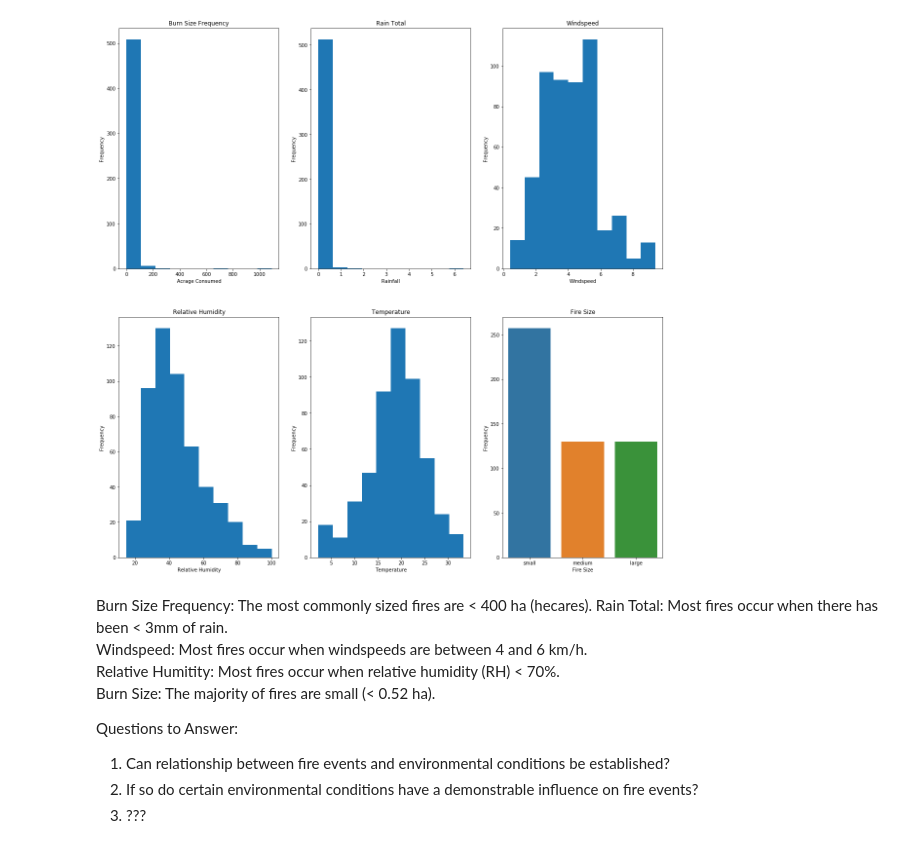
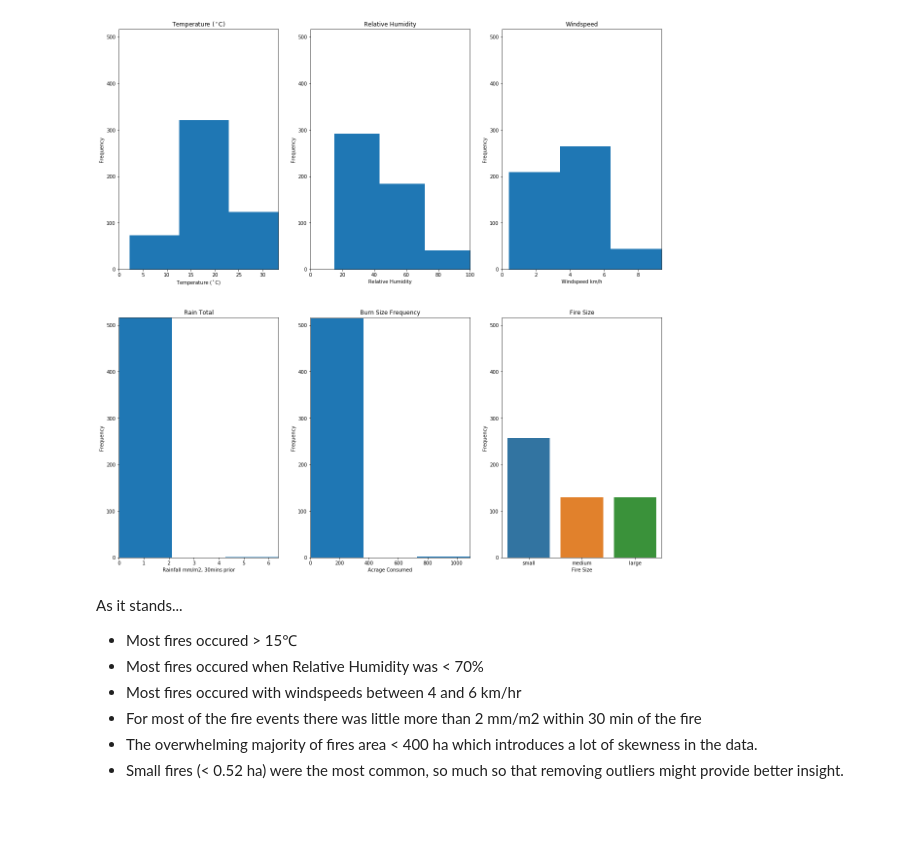
Before and after one commit to johnebehr/thinkful, a Jupyter notebook: capstone1.ipynb, the cells around one changed output. Saved outputs shown, nothing was run; the diff lists cells and outputs as text; code cells hidden in the pictures; blank space fills up the shorter version.

```diff
--- a/capstone1.ipynb
+++ b/capstone1.ipynb
@@ -59,55 +55,76 @@ memory usage: 56.6+ KB
 # %%
 plt.figure(figsize=(20,20))
 
 plt.subplot(2,3,1)
-plt.hist(forest_fires['area'],bins=10)
-# plt.ylim((0, forest_fires['area'].max()))
-plt.xlabel('Acrage Consumed')
+plt.hist(forest_fires['temp'],bins=3)
+plt.xlabel('Temperature ($ ^\circ $C)')
+plt.xlim(0,33.30)
 plt.ylabel('Frequency')
-plt.title('Burn Size Frequency')
+plt.ylim(0,517)
+plt.title('Temperature ($ ^\circ $C)')
 
 plt.subplot(2,3,2)
-plt.hist(forest_fires['rain'],bins=10)
-plt.xlabel('Rainfall')
+plt.hist(forest_fires['RH'],bins=3)
+plt.xlabel('Relative Humidity')
+plt.xlim(0,100)
 plt.ylabel('Frequency')
-plt.title('Rain Total')
+plt.ylim(0,517)
+plt.title('Relative Humidity')
 
 plt.subplot(2,3,3)
-plt.hist(forest_fires['wind'],bins=10)
-plt.xlabel('Windspeed')
+plt.hist(forest_fires['wind'],bins=3)
+plt.xlabel('Windspeed km/h')
+plt.xlim(0,9.40)
 plt.ylabel('Frequency')
+plt.ylim(0,517)
 plt.title('Windspeed')
 
 plt.subplot(2,3,4)
-plt.hist(forest_fires['RH'],bins=10)
-plt.xlabel('Relative Humidity')
+plt.hist(forest_fires['rain'],bins=3)
+plt.xlabel('Rainfall mm/m2, 30mins prior')
+plt.xlim(0,6.4)
 plt.ylabel('Frequency')
-plt.title('Relative Humidity')
+plt.ylim(0,517)
+plt.title('Rain Total')
 
 plt.subplot(2,3,5)
-plt.hist(forest_fires['temp'],bins=10)
-plt.xlabel('Temperature')
+plt.hist(forest_fires['area'],bins=3)
+plt.xlabel('Acrage Consumed')
+plt.xlim(0,1090.84)
 plt.ylabel('Frequency')
-plt.title('Temperature')
+plt.ylim(0,517)
+plt.title('Burn Size Frequency')
 
 plt.subplot(2,3,6)
 sns.countplot(x='fire_size', data=forest_fires)
 plt.xlabel('Fire Size')
 plt.ylabel('Frequency')
+plt.ylim(0,517)
 plt.title('Fire Size')
 
 plt.show()
+
+md(f"""
+As it stands...
+<ul>
+    <li>Most fires occured > 15&#8451;</li>
+    <li>Most fires occured when Relative Humidity was < 70%</li>
+    <li>Most fires occured with windspeeds between 4 and 6 km/hr</li>
+    <li>For most of the fire events there was little more than 2 mm/m2 within 30 min of the fire</li>
+    <li>The overwhelming majority of fires area < 400 ha which introduces a lot of skewness in the data.</li>
+    <li>Small fires (< 0.52 ha) were the most common, so much so that removing outliers might provide better insight.</li>
+</ul>
+""")
 # %% [output]
-[figure, old version]
+[figure, new version]
+
+As it stands...
+<ul>
+    <li>Most fires occured > 15&#8451;</li>
+    <li>Most fires occured when Relative Humidity was < 70%</li>
+    <li>Most fires occured with windspeeds between 4 and 6 km/hr</li>
+    <li>For most of the fire events there was little more than 2 mm/m2 within 30 min of the fire</li>
+    <li>The overwhelming majority of fires area < 400 ha which introduces a lot of skewness in the data.</li>
+    <li>Small fires (< 0.52 ha) were the most common, so much so that removing outliers might provide better insight.</li>
+</ul>
-# %% [markdown]
-Burn Size Frequency: The most commonly sized fires are < 400 ha (hecares).
-Rain Total: Most fires occur when there has been < 3mm of rain.<br />
-Windspeed: Most fires occur when windspeeds are between 4 and 6 km/h.<br />
-Relative Humitity: Most fires occur when relative humidity (RH) < 70%.<br />
-Burn Size: The majority of fires are small (< 0.52 ha).
-
-Questions to Answer:
-1. Can relationship between fire events and environmental conditions be established?
-2. If so do certain environmental conditions have a demonstrable influence on fire events?
-3. ???
 # %%
```
Also changed, not shown: parts of 20 cells of this notebook.
